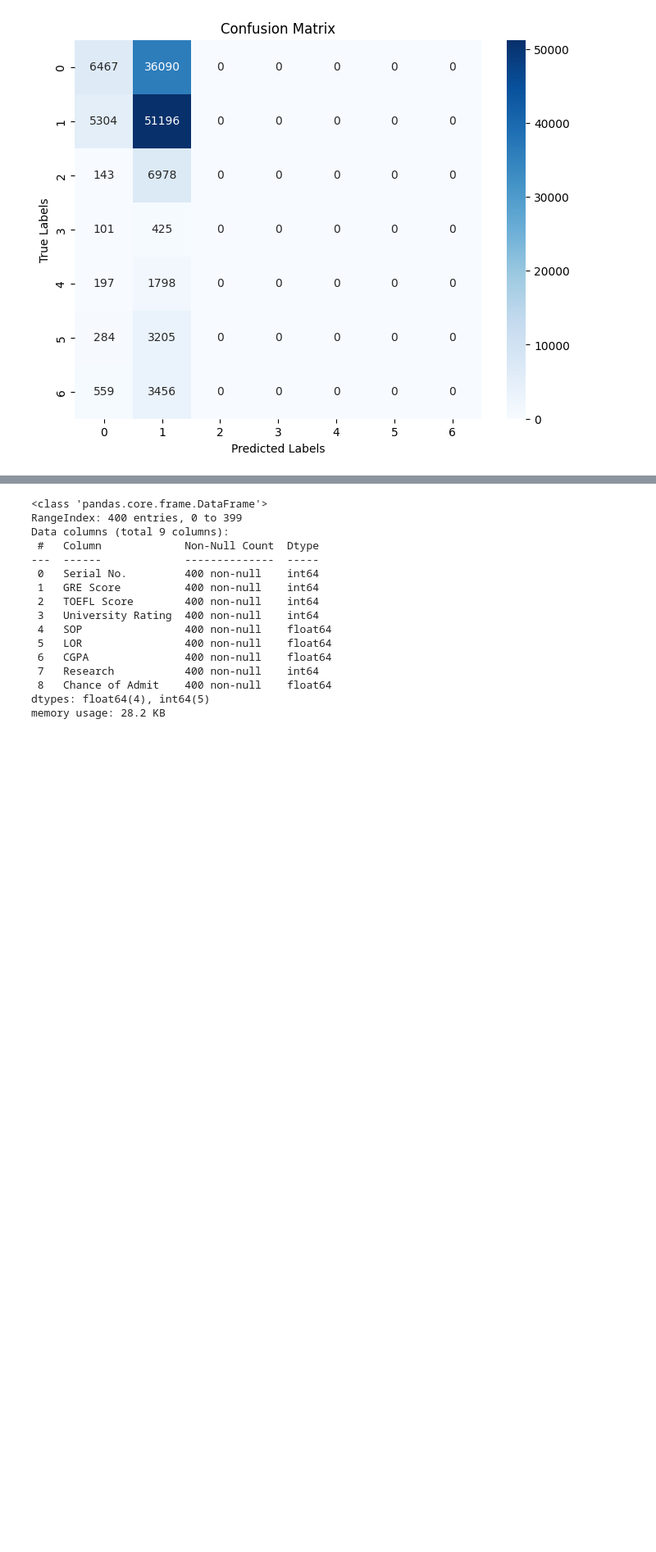
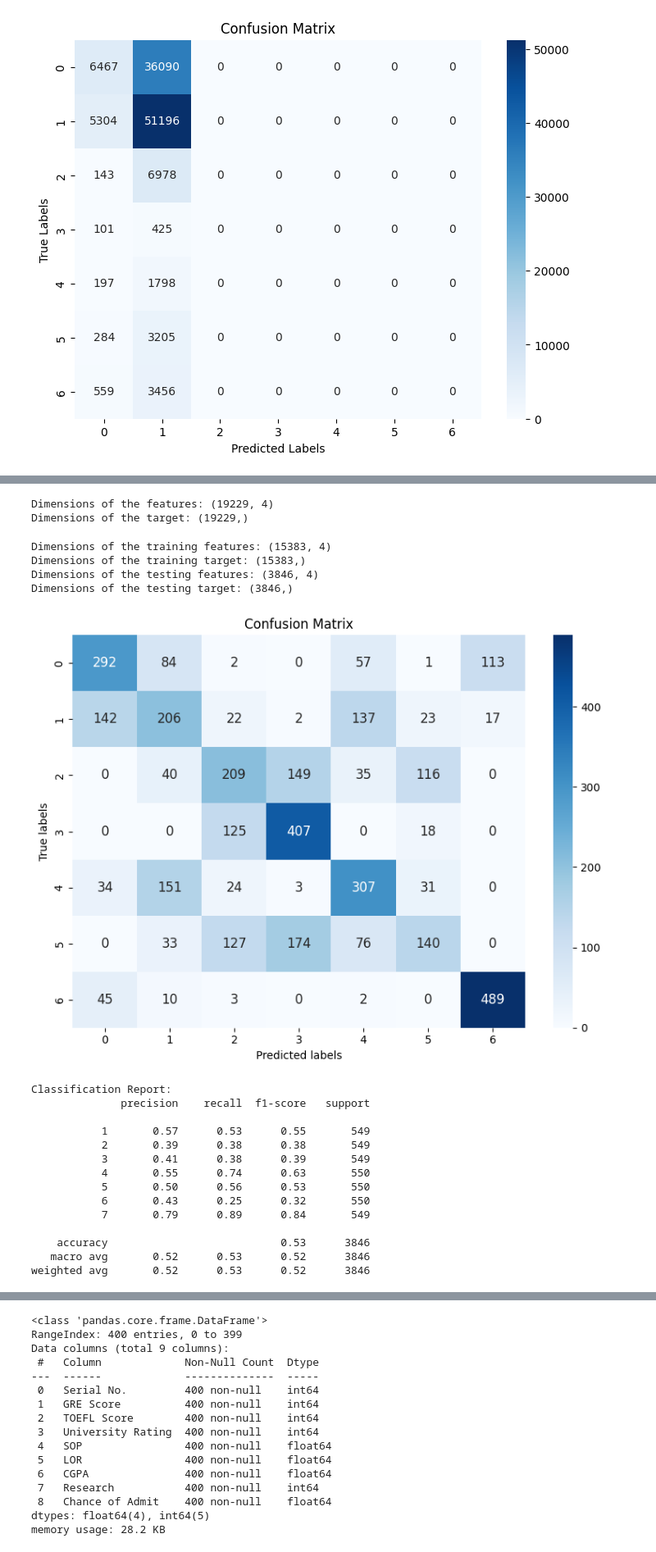
Before and after one commit to parsashokrollahi/machinelearning2023, a Jupyter notebook: midterm.ipynb, the cells around one changed output, grey strips where cells are left out. Shown at 82% size. Saved outputs shown, nothing was run; the diff lists cells and outputs as text; code cells hidden in the pictures; blank space fills up the shorter version.

```diff
--- a/midterm.ipynb
+++ b/midterm.ipynb
@@ -123,0 +162,67 @@ Please also refer to the documentation for alternative solver options:
+# %%
+X = X_resampled
+y = y_resampled
+
+# Display the dimensions of the dataset
+print(f'Dimensions of the features: {X.shape}')
+print(f'Dimensions of the target: {y.shape}')
+# %% [output]
+Dimensions of the features: (19229, 4)
+Dimensions of the target: (19229,)
+# %%
+X_train, X_test, y_train, y_test = train_test_split(X, y, test_size=0.2, random_state=93, stratify=y, shuffle=True)
+
+# Display the dimensions of the training and testing sets
+print(f'Dimensions of the training features: {X_train.shape}')
+print(f'Dimensions of the training target: {y_train.shape}')
+print(f'Dimensions of the testing features: {X_test.shape}')
+print(f'Dimensions of the testing target: {y_test.shape}')
+# %% [output]
+Dimensions of the training features: (15383, 4)
+Dimensions of the training target: (15383,)
+Dimensions of the testing features: (3846, 4)
+Dimensions of the testing target: (3846,)
+# %%
+model = LogisticRegression(C=1.0, penalty='l2', solver='newton-cholesky', max_iter=1000, random_state=93)
+model.fit(X_train, y_train)
+
+# Making predictions on the test set
+y_pred = model.predict(X_test)
+
+# Calculating confusion matrix
+cf_matrix = confusion_matrix(y_test, y_pred)
+
+# Plotting confusion matrix as a heatmap with fitted text
+plt.figure(figsize=(8, 6))
+sns.heatmap(cf_matrix, annot=True, fmt='d', cmap='Blues', annot_kws={"size": 12})
+
+# Get the axis to modify layout
+plt.gca().set_ylim(len(np.unique(y_test)), 0)  # Fix for matplotlib 3.1.1 and 3.1.2
+plt.title('Confusion Matrix')
+plt.xlabel('Predicted labels')
+plt.ylabel('True labels')
+
+# Save the plot as PNG
+plt.tight_layout()
+plt.savefig('confusion_matrix.png', dpi=300)
+plt.show()
+
+# Printing classification report
+print("Classification Report:")
+print(classification_report(y_test, y_pred))
+# %% [output]
+[figure, added]
+Classification Report:
+              precision    recall  f1-score   support
+
+           1       0.57      0.53      0.55       549
+           2       0.39      0.38      0.38       549
+           3       0.41      0.38      0.39       549
+           4       0.55      0.74      0.63       550
+           5       0.50      0.56      0.53       550
+           6       0.43      0.25      0.32       550
+           7       0.79      0.89      0.84       549
+
+    accuracy                           0.53      3846
+   macro avg       0.52      0.53      0.52      3846
+weighted avg       0.52      0.53      0.52      3846
```
Also changed, not shown: parts of 4 cells of this notebook.
